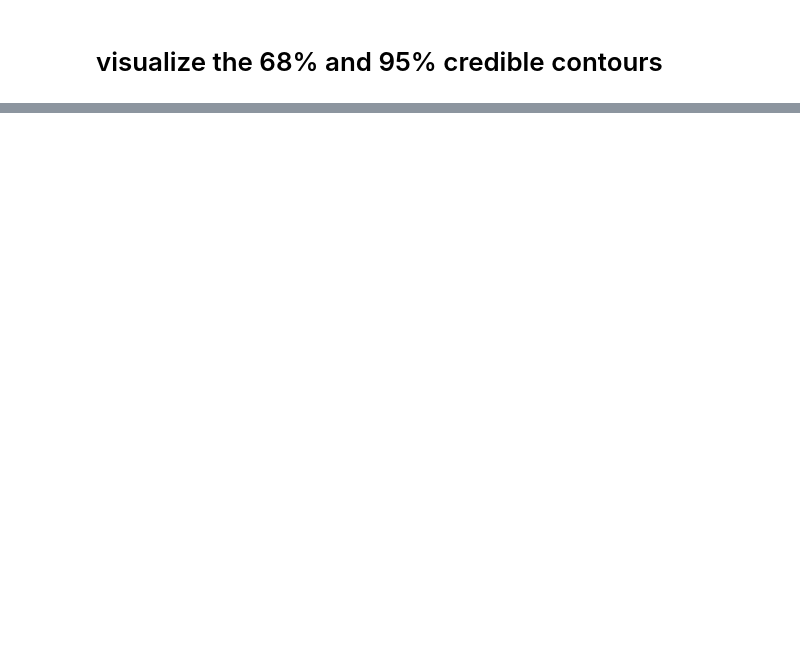
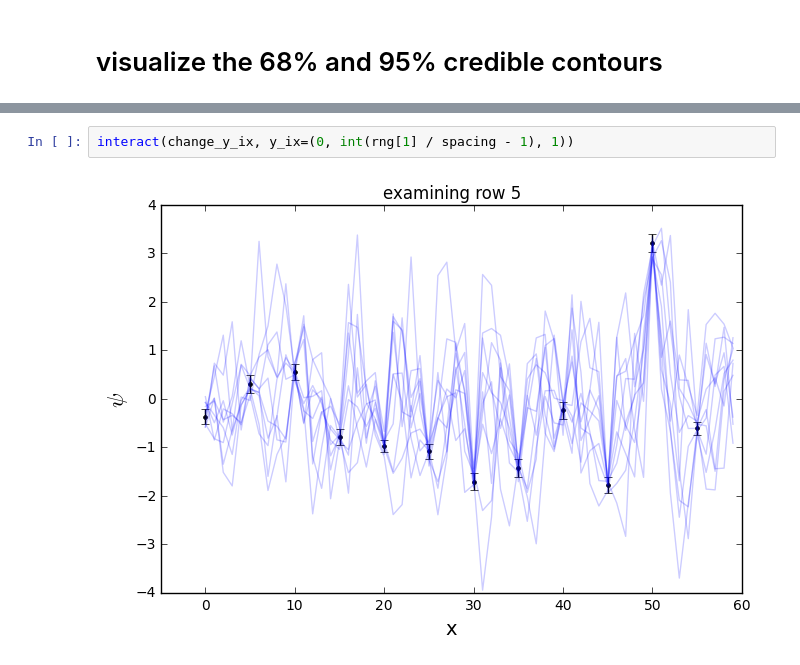
Before and after one commit to karenyyng/shear_gp, a Jupyter notebook: prototypes/2D_fit.ipynb, the cells around one changed output, grey strips where cells are left out. Drawn from its saved outputs; the diff is of its cells as text; blank space fills up the shorter version.

```diff
--- a/prototypes/2D_fit.ipynb
+++ b/prototypes/2D_fit.ipynb
@@ -87,0 +162,4 @@ N_bins = 50
+# %%
+interact(change_y_ix, y_ix=(0, int(rng[1] / spacing - 1), 1))
+# %% [output]
+[figure, added]
```
Also changed, not shown: parts of 16 cells of this notebook, 3 other files.
